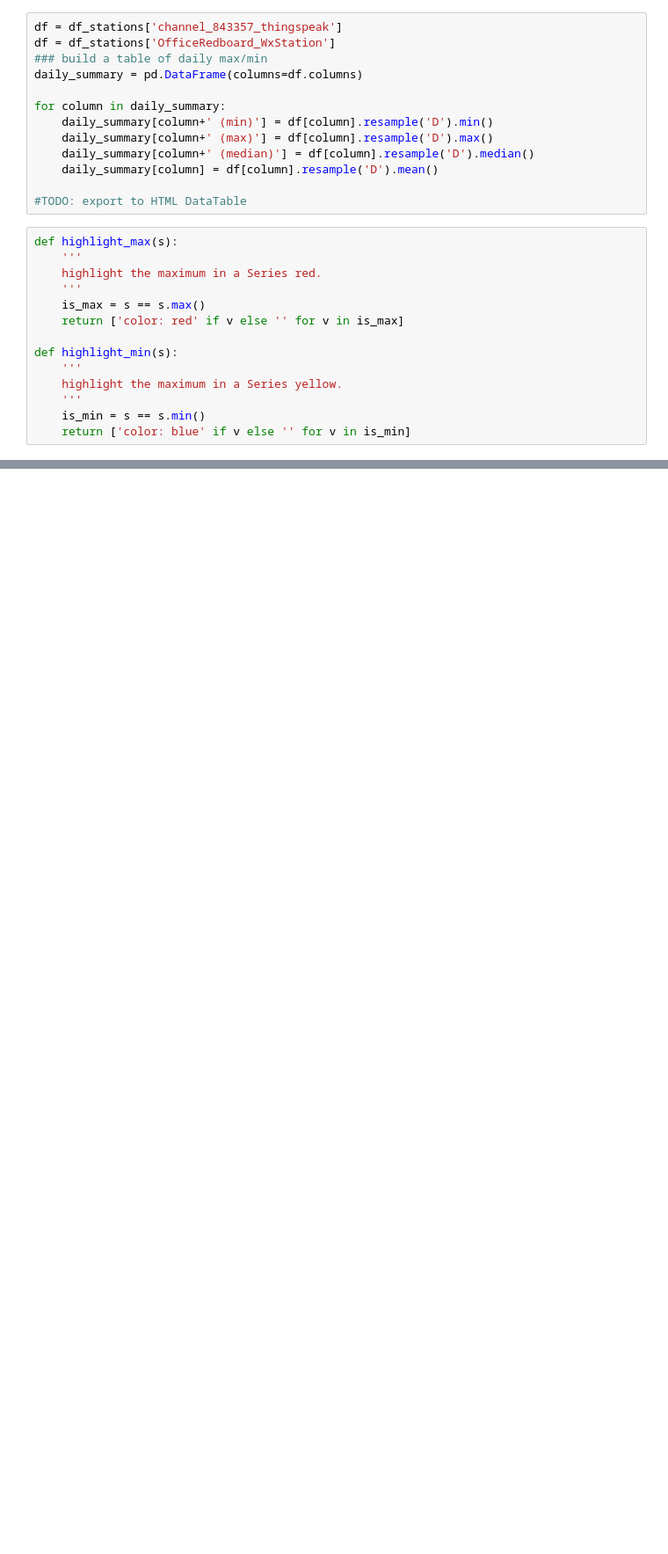
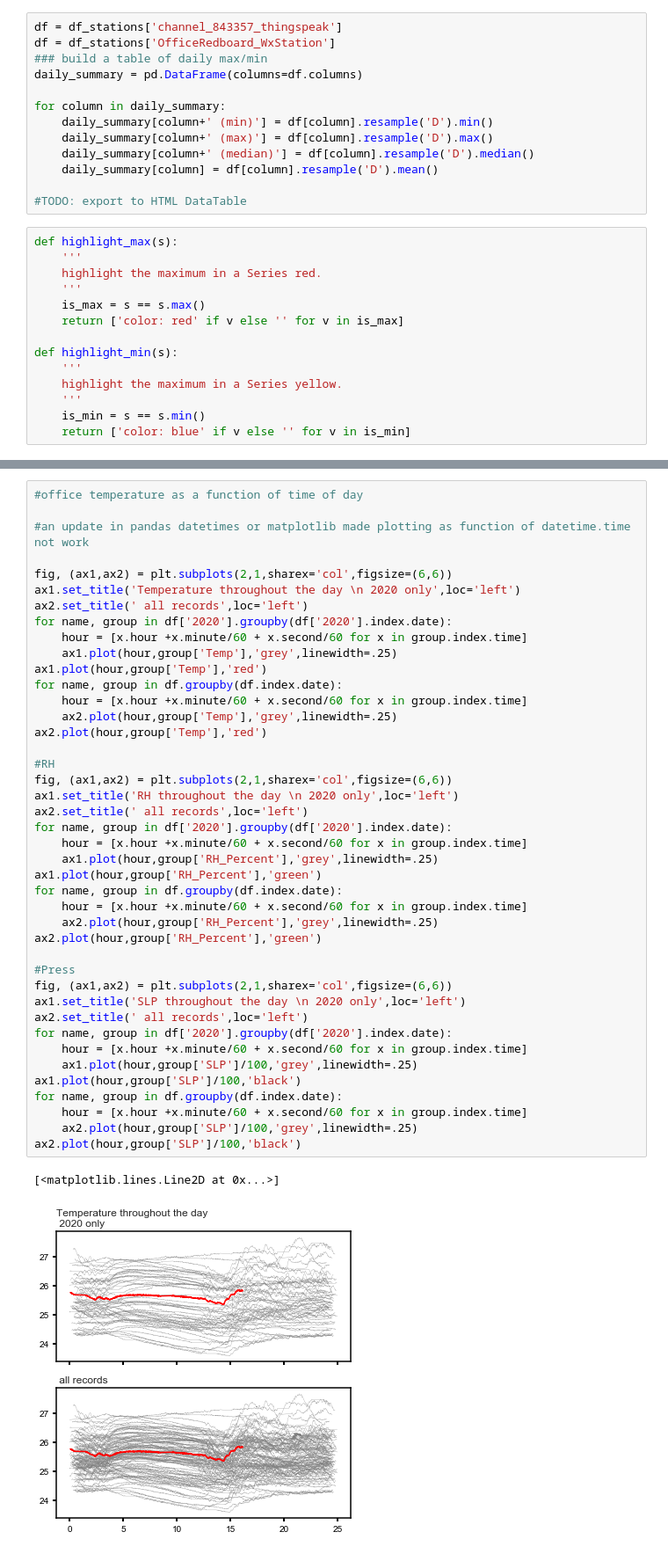
Before and after one commit to NOAA-PMEL/EcoFOCI_Jupyter_Notebooks, a Jupyter notebook: ThingSpeak_Wx/ArduinoTest.ipynb, the cells around one changed output, grey strips where cells are left out. Shown at 88% size. Cells and saved outputs as stored; diff of their text form; blank space fills up the shorter version.

```diff
--- a/ThingSpeak_Wx/ArduinoTest.ipynb
+++ b/ThingSpeak_Wx/ArduinoTest.ipynb
@@ -312,0 +312,45 @@ daily_summary.style.apply(highlight_max).apply(highlight_min).format("{:.2f}")
+# %%
+#office temperature as a function of time of day
+
+#an update in pandas datetimes or matplotlib made plotting as function of datetime.time not work
+
+fig, (ax1,ax2) = plt.subplots(2,1,sharex='col',figsize=(6,6))
+ax1.set_title('Temperature throughout the day \n 2020 only',loc='left')
+ax2.set_title(' all records',loc='left')
+for name, group in df['2020'].groupby(df['2020'].index.date):
+    hour = [x.hour +x.minute/60 + x.second/60 for x in group.index.time]
+    ax1.plot(hour,group['Temp'],'grey',linewidth=.25)
+ax1.plot(hour,group['Temp'],'red')
+for name, group in df.groupby(df.index.date):
+    hour = [x.hour +x.minute/60 + x.second/60 for x in group.index.time]
+    ax2.plot(hour,group['Temp'],'grey',linewidth=.25)
+ax2.plot(hour,group['Temp'],'red')
+
+#RH
+fig, (ax1,ax2) = plt.subplots(2,1,sharex='col',figsize=(6,6))
+ax1.set_title('RH throughout the day \n 2020 only',loc='left')
+ax2.set_title(' all records',loc='left')
+for name, group in df['2020'].groupby(df['2020'].index.date):
+    hour = [x.hour +x.minute/60 + x.second/60 for x in group.index.time]
+    ax1.plot(hour,group['RH_Percent'],'grey',linewidth=.25)
+ax1.plot(hour,group['RH_Percent'],'green')
+for name, group in df.groupby(df.index.date):
+    hour = [x.hour +x.minute/60 + x.second/60 for x in group.index.time]
+    ax2.plot(hour,group['RH_Percent'],'grey',linewidth=.25)
+ax2.plot(hour,group['RH_Percent'],'green')
+
+#Press
+fig, (ax1,ax2) = plt.subplots(2,1,sharex='col',figsize=(6,6))
+ax1.set_title('SLP throughout the day \n 2020 only',loc='left')
+ax2.set_title(' all records',loc='left')
+for name, group in df['2020'].groupby(df['2020'].index.date):
+    hour = [x.hour +x.minute/60 + x.second/60 for x in group.index.time]
+    ax1.plot(hour,group['SLP']/100,'grey',linewidth=.25)
+ax1.plot(hour,group['SLP']/100,'black')
+for name, group in df.groupby(df.index.date):
+    hour = [x.hour +x.minute/60 + x.second/60 for x in group.index.time]
+    ax2.plot(hour,group['SLP']/100,'grey',linewidth=.25)
+ax2.plot(hour,group['SLP']/100,'black')
+# %% [output]
+[<matplotlib.lines.Line2D at 0x...>]
+[figure, added]
```
Also changed, not shown: parts of 17 cells of this notebook, 2 other files.
